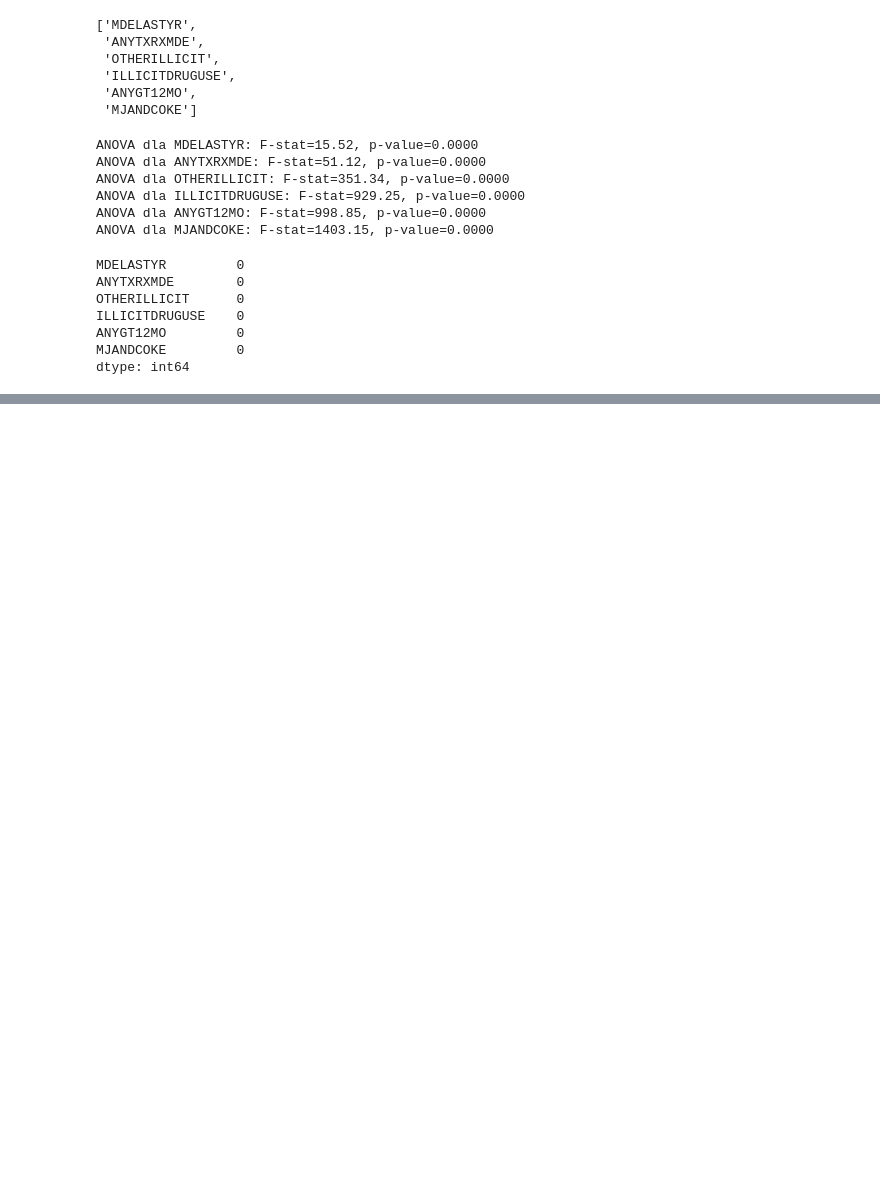
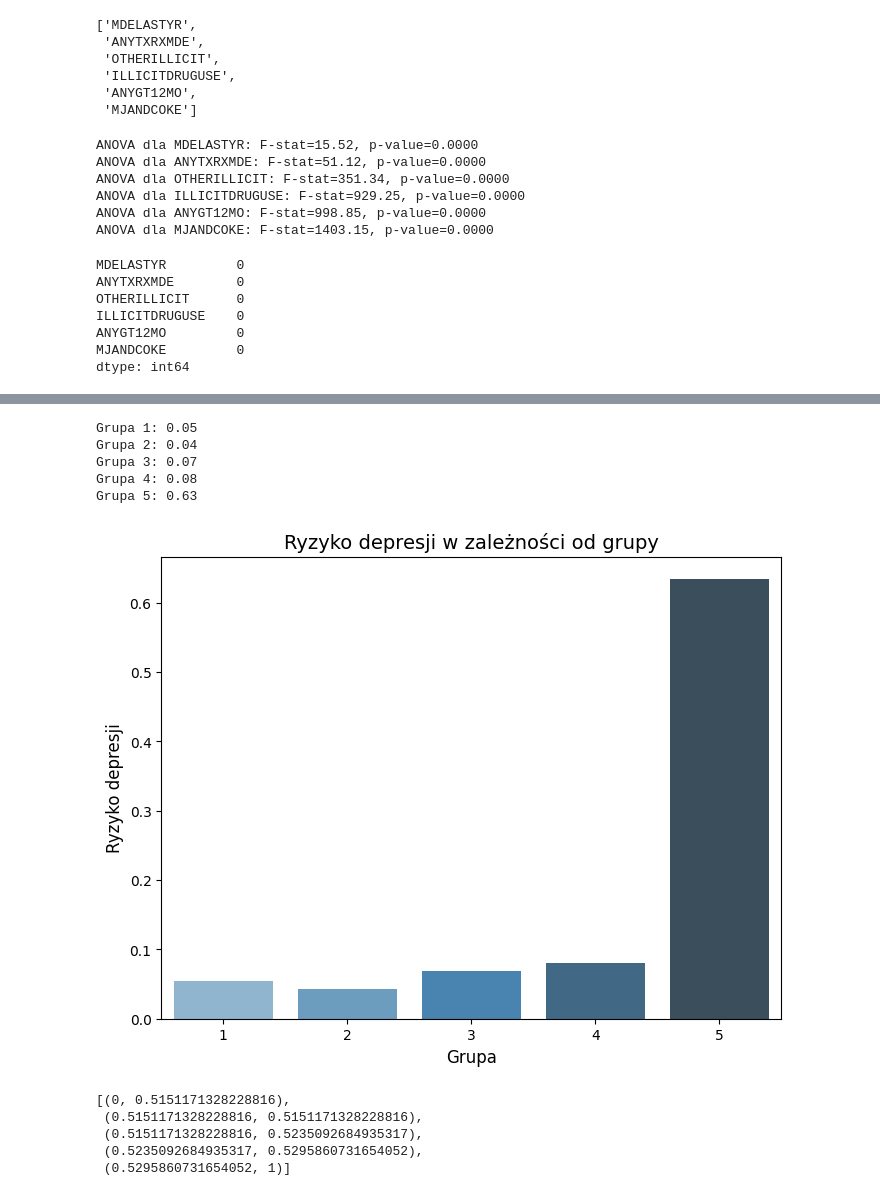
Before and after one commit to Safeheaded/EAD_project_2, a Jupyter notebook: project.ipynb, the cells around one changed output, grey strips where cells are left out. Drawn from its saved outputs; the diff is of its cells as text; code cells hidden in the pictures; blank space fills up the shorter version.

```diff
--- a/project.ipynb
+++ b/project.ipynb
@@ -333,0 +316,50 @@ plt.show()
+# %%
+y_pred = model.predict(X_valid)
+
+probabilities = 1 / (1 + np.exp(-y_pred))
+y_pred = probabilities > thr
+probabilities = pd.DataFrame(probabilities, columns=['probability'])
+probabilities = pd.merge(probabilities, X_valid, left_index=True, right_index=True)
+probabilities = pd.merge(probabilities, Y_valid, left_index=True, right_index=True)
+
+probabilities = probabilities.sort_values(by='probability', ascending=True)
+chunks = np.array_split(probabilities, 5)
+depression_risks = np.array([])
+
+lookup_table = []
+
+for i, chunk in enumerate(chunks):
+    # print(f'chunk min: ', chunk['probability'].min())
+    # print(f'chunk max: ', chunk['probability'].max())
+    if i == 0:
+        lookup_table.append((0, chunk['probability'].max()))
+    elif i == 4:
+        lookup_table.append((chunk['probability'].min(), 1))
+    else:
+        lookup_table.append((chunk['probability'].min(), chunk['probability'].max()))
+    depression_risk = chunk[chunk['DEPRESSIONINDEX'] > 0].shape[0] / chunk.shape[0]
+    print(f"Grupa {i+1}: {depression_risk:.2f}")
+    depression_risks = np.append(depression_risks, depression_risk)
+
+# Wyświetlanie wykresów dla każdej grupy
+plt.figure(figsize=(8, 6))
+sns.barplot(x=[1, 2, 3, 4, 5], y=depression_risks, palette='Blues_d', hue=['1', '2', '3', '4', '5'])
+# Tytuł wykresu i etykiety
+plt.title('Ryzyko depresji w zależności od grupy', fontsize=14)
+plt.xlabel('Grupa', fontsize=12)
+plt.ylabel('Ryzyko depresji', fontsize=12)
+plt.show()
+
+lookup_table
+# %% [output]
+Grupa 1: 0.05
+Grupa 2: 0.04
+Grupa 3: 0.07
+Grupa 4: 0.08
+Grupa 5: 0.63
+[figure, added]
+[(0, 0.5151171328228816),
+ (0.5151171328228816, 0.5151171328228816),
+ (0.5151171328228816, 0.5235092684935317),
+ (0.5235092684935317, 0.5295860731654052),
+ (0.5295860731654052, 1)]
```
Also changed, not shown: parts of 8 cells of this notebook.
